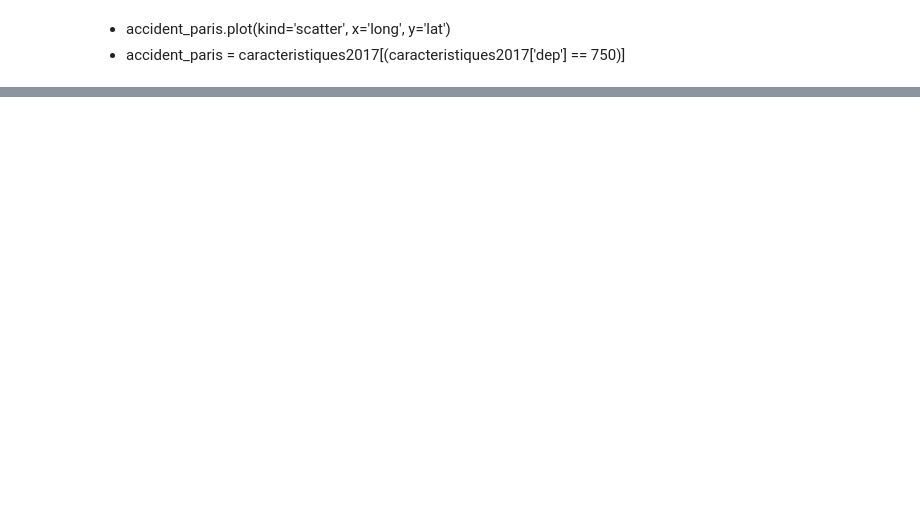
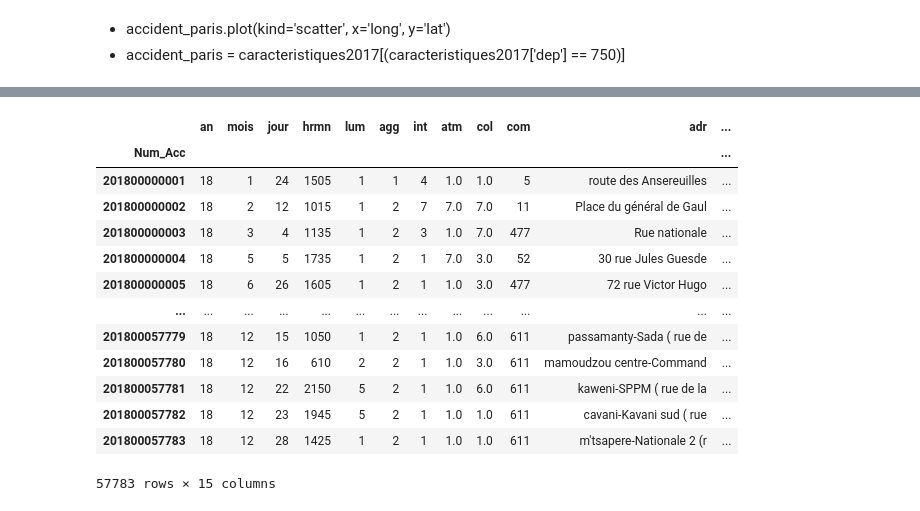
Before and after one commit to LucasLaurens/dataCollect, a Jupyter notebook: Pandas Exercices.ipynb, the cells around one changed output, grey strips where cells are left out. Cells and saved outputs as stored; diff of their text form; code cells hidden in the pictures; blank space fills up the shorter version.

```diff
--- a/Pandas Exercices.ipynb
+++ b/Pandas Exercices.ipynb
@@ -517,0 +537,18 @@ dtype: int64
+# %%
+test_caracteristiques = pd.read_csv('./caracs.csv', encoding='latin-1', index_col=0)
+test_caracteristiques
+# %% [output]
+|  | an | mois | jour | hrmn | lum | agg | int | atm | col | com | adr | ... |
+| Num_Acc |  |  |  |  |  |  |  |  |  |  |  | ... |
+| 201800000001 | 18 | 1 | 24 | 1505 | 1 | 1 | 4 | 1.0 | 1.0 | 5 | route des Ansereuilles | ... |
+| 201800000002 | 18 | 2 | 12 | 1015 | 1 | 2 | 7 | 7.0 | 7.0 | 11 | Place du général de Gaul | ... |
+| 201800000003 | 18 | 3 | 4 | 1135 | 1 | 2 | 3 | 1.0 | 7.0 | 477 | Rue nationale | ... |
+| 201800000004 | 18 | 5 | 5 | 1735 | 1 | 2 | 1 | 7.0 | 3.0 | 52 | 30 rue Jules Guesde | ... |
+| 201800000005 | 18 | 6 | 26 | 1605 | 1 | 2 | 1 | 1.0 | 3.0 | 477 | 72 rue Victor Hugo | ... |
+| ... | ... | ... | ... | ... | ... | ... | ... | ... | ... | ... | ... | ... |
+| 201800057779 | 18 | 12 | 15 | 1050 | 1 | 2 | 1 | 1.0 | 6.0 | 611 | passamanty-Sada ( rue de | ... |
+| 201800057780 | 18 | 12 | 16 | 610 | 2 | 2 | 1 | 1.0 | 3.0 | 611 | mamoudzou centre-Command | ... |
+| 201800057781 | 18 | 12 | 22 | 2150 | 5 | 2 | 1 | 1.0 | 6.0 | 611 | kaweni-SPPM ( rue de la | ... |
+| 201800057782 | 18 | 12 | 23 | 1945 | 5 | 2 | 1 | 1.0 | 1.0 | 611 | cavani-Kavani sud ( rue | ... |
+| 201800057783 | 18 | 12 | 28 | 1425 | 1 | 2 | 1 | 1.0 | 1.0 | 611 | m'tsapere-Nationale 2 (r | ... |
+57783 rows × 15 columns
```
Also changed, not shown: parts of 8 cells of this notebook.
